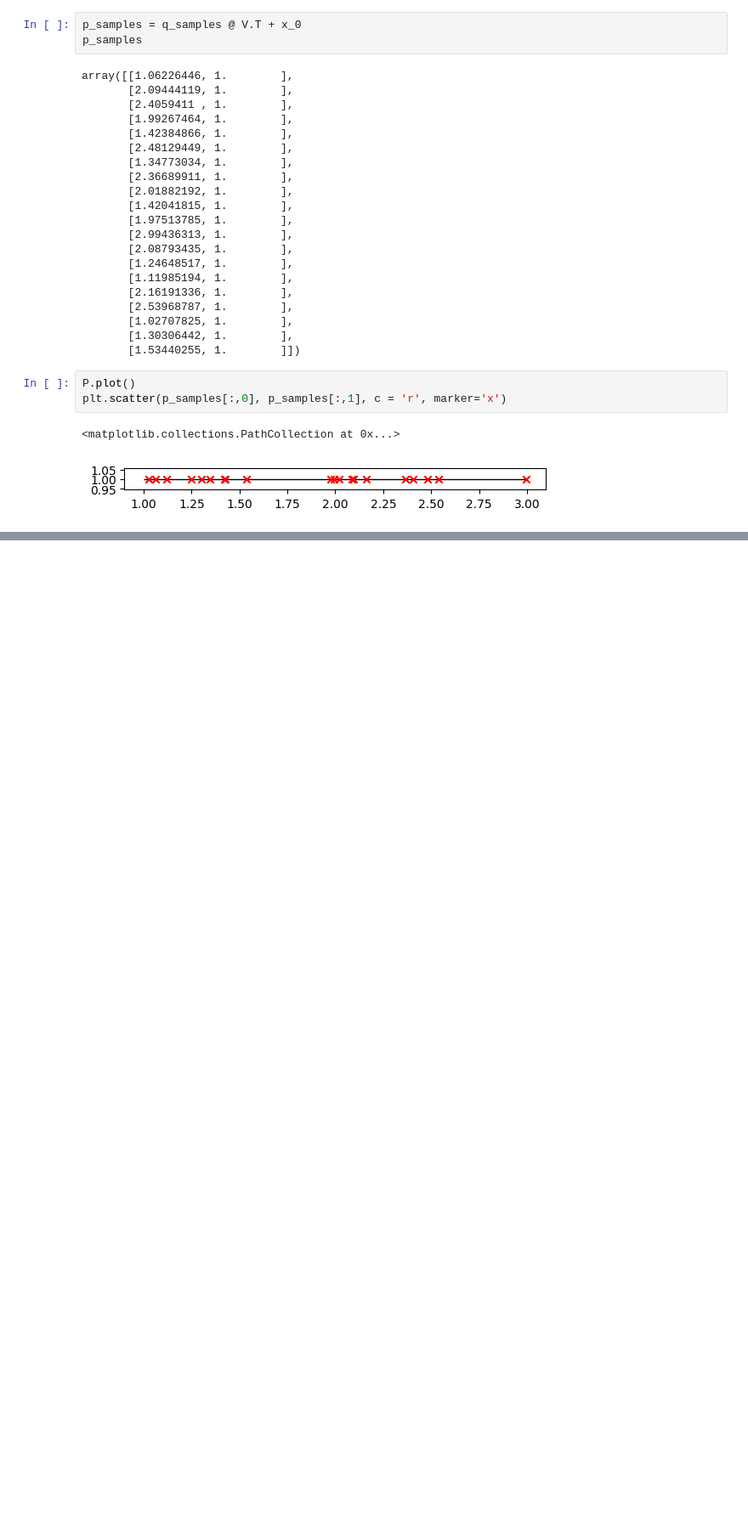
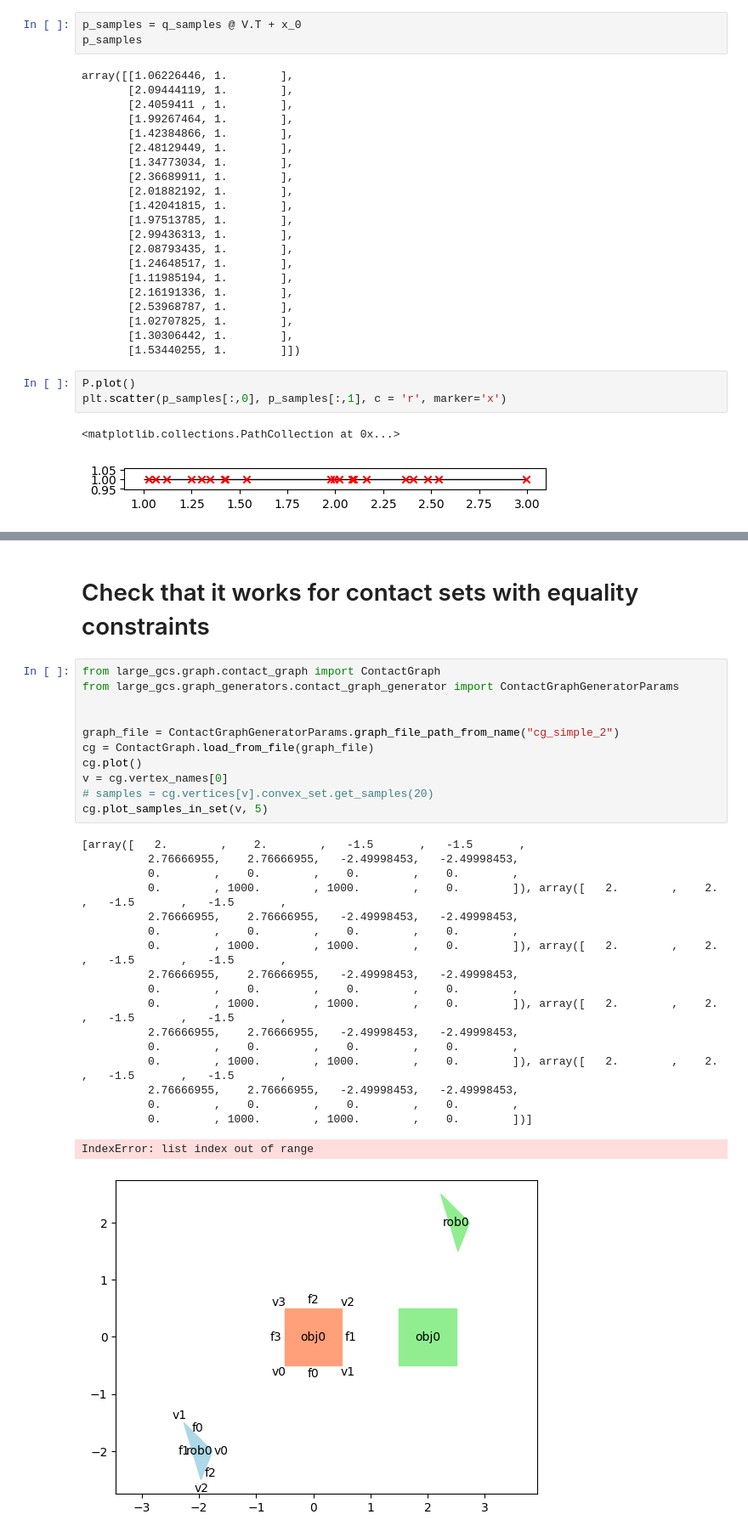
Before and after one commit to shaoyuancc/large_gcs, a Jupyter notebook: explorations/sampling_measure_zero_polyhedra.ipynb, the cells around one changed output, grey strips where cells are left out. Shown at 85% size. Saved outputs shown, nothing was run; the diff lists cells and outputs as text; blank space fills up the shorter version.

Commit message:
WIP getting it to visualizing samples in contact sets

```diff
--- a/explorations/sampling_measure_zero_polyhedra.ipynb
+++ b/explorations/sampling_measure_zero_polyhedra.ipynb
@@ -149,0 +177,32 @@ plt.scatter(p_samples[:,0], p_samples[:,1], c = 'r', marker='x')
+# %% [markdown]
+# Check that it works for contact sets with equality constraints
+# %%
+from large_gcs.graph.contact_graph import ContactGraph
+from large_gcs.graph_generators.contact_graph_generator import ContactGraphGeneratorParams
+
+
+graph_file = ContactGraphGeneratorParams.graph_file_path_from_name("cg_simple_2")
+cg = ContactGraph.load_from_file(graph_file)
+cg.plot()
+v = cg.vertex_names[0]
+# samples = cg.vertices[v].convex_set.get_samples(20)
+cg.plot_samples_in_set(v, 5)
+# %% [output]
+[array([   2.        ,    2.        ,   -1.5       ,   -1.5       ,
+          2.76666955,    2.76666955,   -2.49998453,   -2.49998453,
+          0.        ,    0.        ,    0.        ,    0.        ,
+          0.        , 1000.        , 1000.        ,    0.        ]), array([   2.        ,    2.        ,   -1.5       ,   -1.5       ,
+          2.76666955,    2.76666955,   -2.49998453,   -2.49998453,
+          0.        ,    0.        ,    0.        ,    0.        ,
+          0.        , 1000.        , 1000.        ,    0.        ]), array([   2.        ,    2.        ,   -1.5       ,   -1.5       ,
+          2.76666955,    2.76666955,   -2.49998453,   -2.49998453,
+          0.        ,    0.        ,    0.        ,    0.        ,
+          0.        , 1000.        , 1000.        ,    0.        ]), array([   2.        ,    2.        ,   -1.5       ,   -1.5       ,
+          2.76666955,    2.76666955,   -2.49998453,   -2.49998453,
+          0.        ,    0.        ,    0.        ,    0.        ,
+          0.        , 1000.        , 1000.        ,    0.        ]), array([   2.        ,    2.        ,   -1.5       ,   -1.5       ,
+          2.76666955,    2.76666955,   -2.49998453,   -2.49998453,
+          0.        ,    0.        ,    0.        ,    0.        ,
+          0.        , 1000.        , 1000.        ,    0.        ])]
+IndexError: list index out of range
+[figure, added]
```
Also changed, not shown: parts of 3 cells of this notebook, 3 other files.
